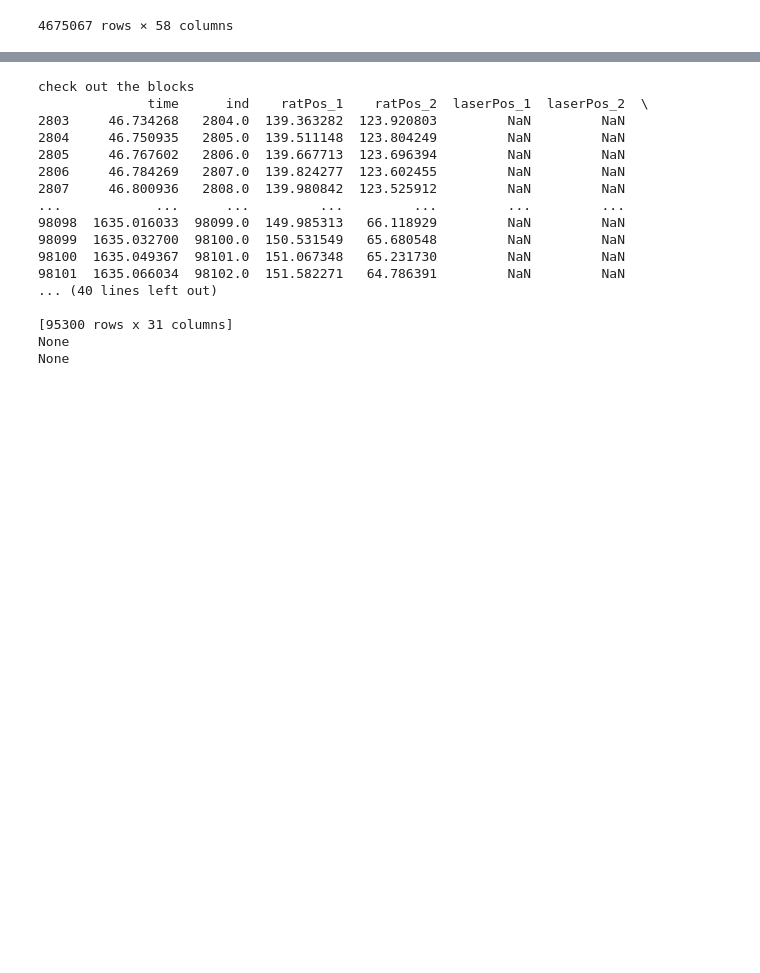
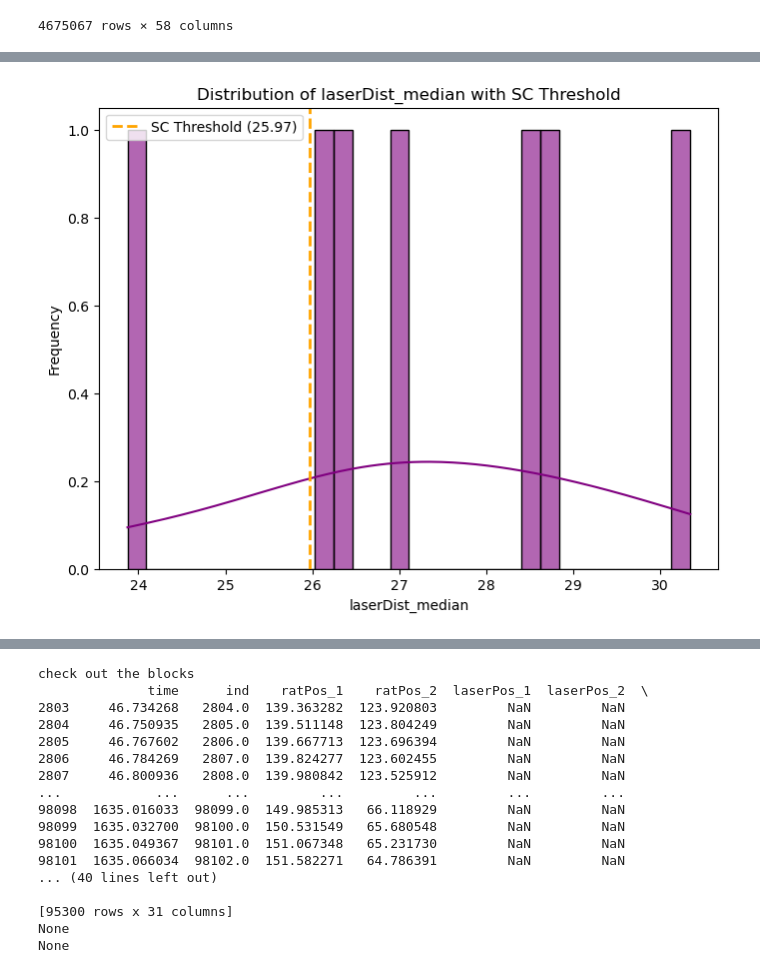
Before and after one commit to bigbrainmay/pursuit, a Jupyter notebook: May.ipynb, the cells around one changed output, grey strips where cells are left out. Drawn from its saved outputs; the diff is of its cells as text; code cells hidden in the pictures; blank space fills up the shorter version.

```diff
--- a/May.ipynb
+++ b/May.ipynb
@@ -354,0 +376,15 @@ KeyError: DataType(halffloat)
+# %%
+# create a histogram for laserDist_median
+plt.figure(figsize=(8, 6))
+sns.histplot(trial_stats["laserDist_median"], bins=30, kde=True, color="purple", alpha=0.6)
+
+# Overlay Shortcut (SC) threshold
+plt.axvline(sc_threshold, color="orange", linestyle="dashed", linewidth=2, label=f"SC Threshold ({sc_threshold:.2f})")
+
+plt.xlabel("laserDist_median")
+plt.ylabel("Frequency")
+plt.title("Distribution of laserDist_median with SC Threshold")
+plt.legend()
+plt.show()
+# %% [output]
+[figure, added]
```
Also changed, not shown: parts of 8 cells of this notebook.
